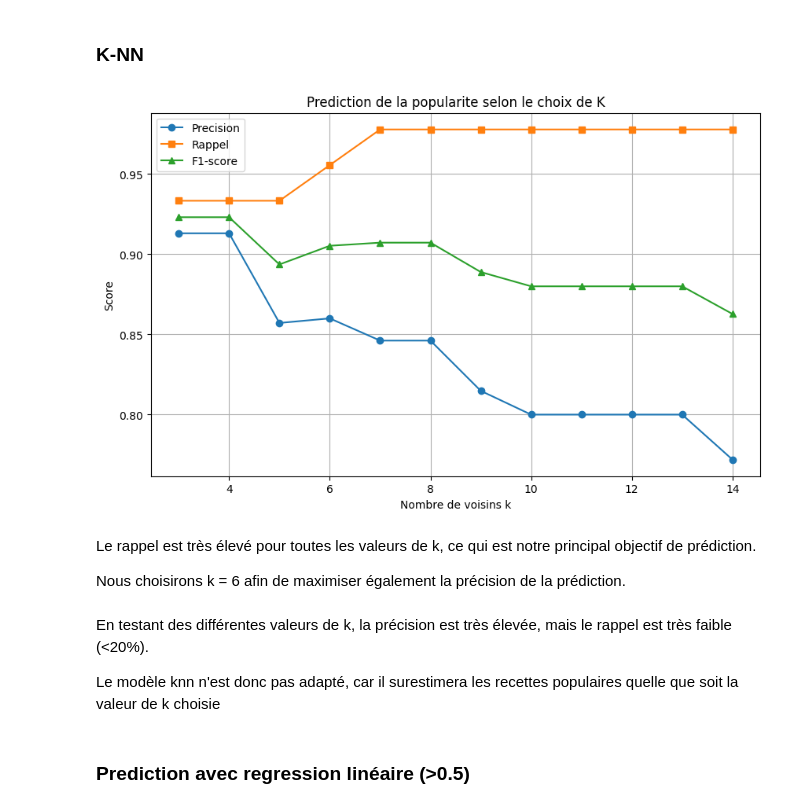
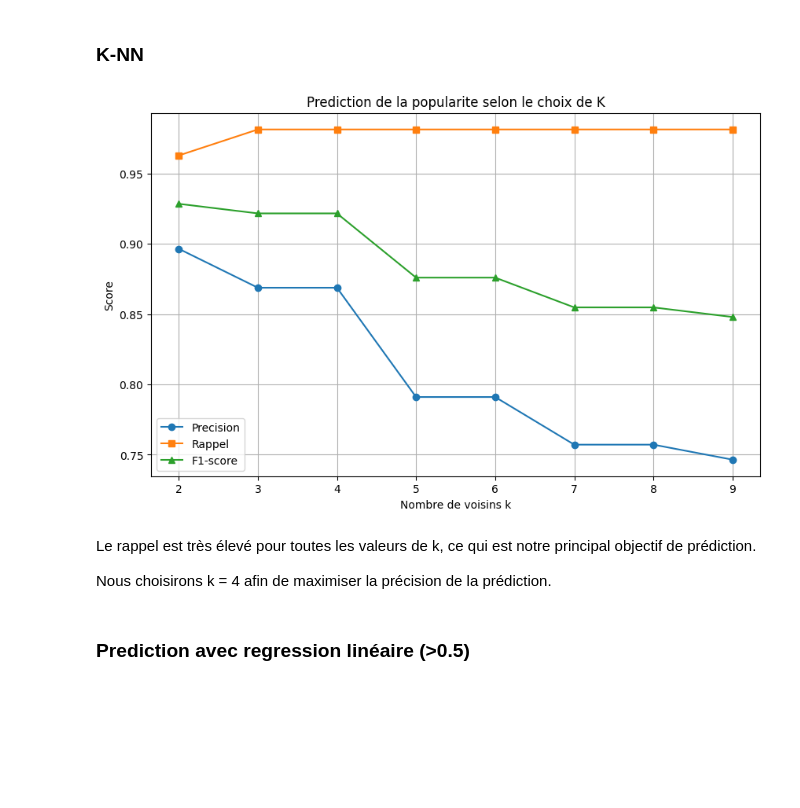
Before and after one commit to louaycodes/ProjetMachineLearning4Arctic, a Jupyter notebook: projetML.ipynb, the cells around one changed output. Cells and saved outputs as stored; diff of their text form; code cells hidden in the pictures; blank space fills up the shorter version.

```diff
--- a/projetML.ipynb
+++ b/projetML.ipynb
@@ -611,21 +616,21 @@ def clean_keywords(kw_str):
     keywords = [re.sub(r'\.{2,}', '', k).strip() for k in keywords]
     keywords = [k for k in keywords if k]
     return keywords
-df_recipes_small_final['CleanedKeywords'] = df_recipes_small_final['Keywords'].apply(clean_keywords)
-df_recipes_small_final.drop(columns=['Keywords'], inplace=True)
+df_recipes_small['CleanedKeywords'] = df_recipes_small['Keywords'].apply(clean_keywords)
+df_recipes_small.drop(columns=['Keywords'], inplace=True)
 # %% [markdown]
 ETAPE 2 : Encodage
 # %%
 
 mlb = MultiLabelBinarizer()
-keywords_encoded = mlb.fit_transform(df_recipes_small_final['CleanedKeywords'])
+keywords_encoded = mlb.fit_transform(df_recipes_small['CleanedKeywords'])
 df_keywords_encoded = pd.DataFrame(
     keywords_encoded,
     columns=mlb.classes_,
-    index=df_recipes_small_final.index
+    index=df_recipes_small.index
 )
-df_recipes_small_final = pd.concat([df_recipes_small_final, df_keywords_encoded], axis=1)
-df_recipes_small_final.drop(columns=['CleanedKeywords'], inplace=True, errors='ignore')
+df_recipes_small = pd.concat([df_recipes_small, df_keywords_encoded], axis=1)
+df_recipes_small.drop(columns=['CleanedKeywords'], inplace=True, errors='ignore')
 # %% [markdown]
  #### h/ rating de Reviews :
 # %%
@@ -703,0 +711,4 @@ Nous remarquons que la plupart des recettes ont très peu d'avis
+# %%
+pop_df = df_recipes_small.copy()
+pop_df = pop_df[pop_df['ReviewCount'] != 0]
+print(pop_df['ReviewCount'].describe())
@@ -706,8 +729,6 @@ une simple prediction du nombre d'avis est presque impossible a cause de ce dese
 
 Donc, pour cette analyse nous avons défini la categorie des recettes populaires comme celles ayant plus de 30 avis.
 # %%
-pop_df = df_recipes_small_final.copy()
-
 pop_df['popular'] = (pop_df['ReviewCount'] > 30).astype(int)
 
 numeric_cols = [col for col in pop_df.select_dtypes(include=['float64', 'int64']).columns
@@ -965,39 +985,35 @@ on a utilisé ADASYN (Adaptive Synthetic Sampling) pour corriger le déséquilib
 # %%
 accuracies = []
 recalls_popular = []
 precisions_popular = []
 f1_popular = []
 
-k_values = range(3, 15)
+k_values = range(2, 10)
 for k in k_values:
     knn = KNeighborsClassifier(n_neighbors=k, weights='distance')
     knn.fit(X_train_scaled, y_train)
     y_pred = knn.predict(X_test_scaled)
     accuracies.append(accuracy_score(y_test, y_pred))
     recalls_popular.append(recall_score(y_test, y_pred, pos_label=1))
     precisions_popular.append(precision_score(y_test, y_pred, pos_label=1))
     f1_popular.append(f1_score(y_test, y_pred, pos_label=1))
 
 plt.figure(figsize=(10, 6))
 plt.plot(k_values, precisions_popular, 'o-', label='Precision')
 plt.plot(k_values, recalls_popular, 's-', label='Rappel')
 plt.plot(k_values, f1_popular, '^-', label='F1-score')
 plt.title('Prediction de la popularite selon le choix de K')
 plt.xlabel('Nombre de voisins k')
 plt.ylabel('Score')
 plt.legend()
 plt.grid(True)
 plt.show()
 # %% [output]
-[figure, old version]
+[figure, new version]
 # %% [markdown]
 Le rappel est très élevé pour toutes les valeurs de k, ce qui est notre principal objectif de prédiction.
 
-Nous choisirons k = 6 afin de maximiser également la précision de la prédiction.
+Nous choisirons k = 4 afin de maximiser la précision de la prédiction.
-# %% [markdown]
-En testant des différentes valeurs de k, la précision est très élevée, mais le rappel est très faible (<20%).
-
-Le modèle knn n'est donc pas adapté, car il surestimera les recettes populaires quelle que soit la valeur de k choisie
 # %% [markdown]
 ### Prediction avec regression linéaire (>0.5)
 # %%
```
Also changed, not shown: parts of 24 cells of this notebook.
